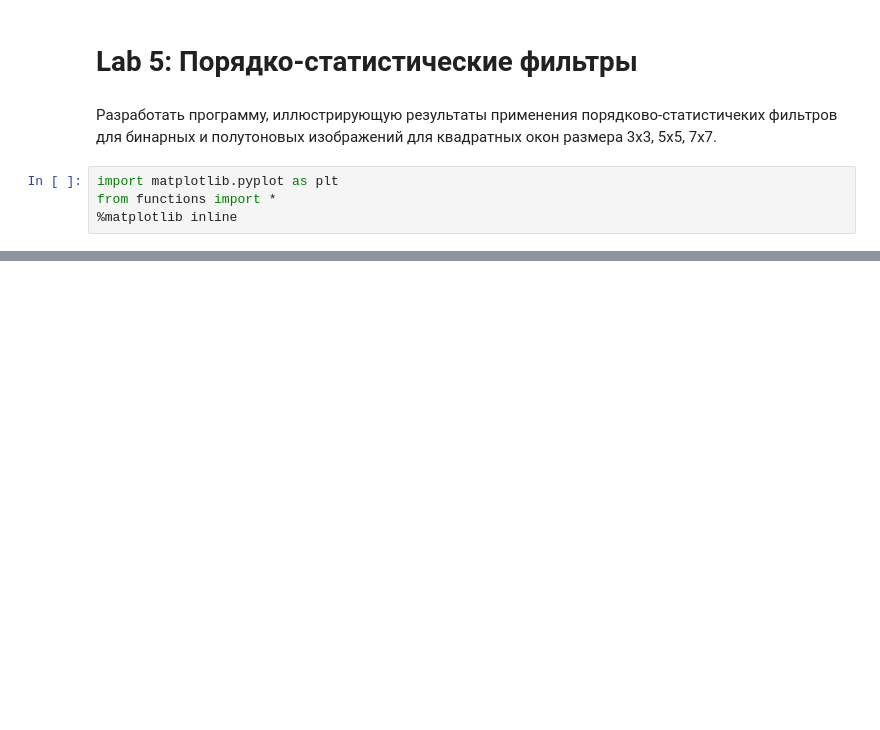
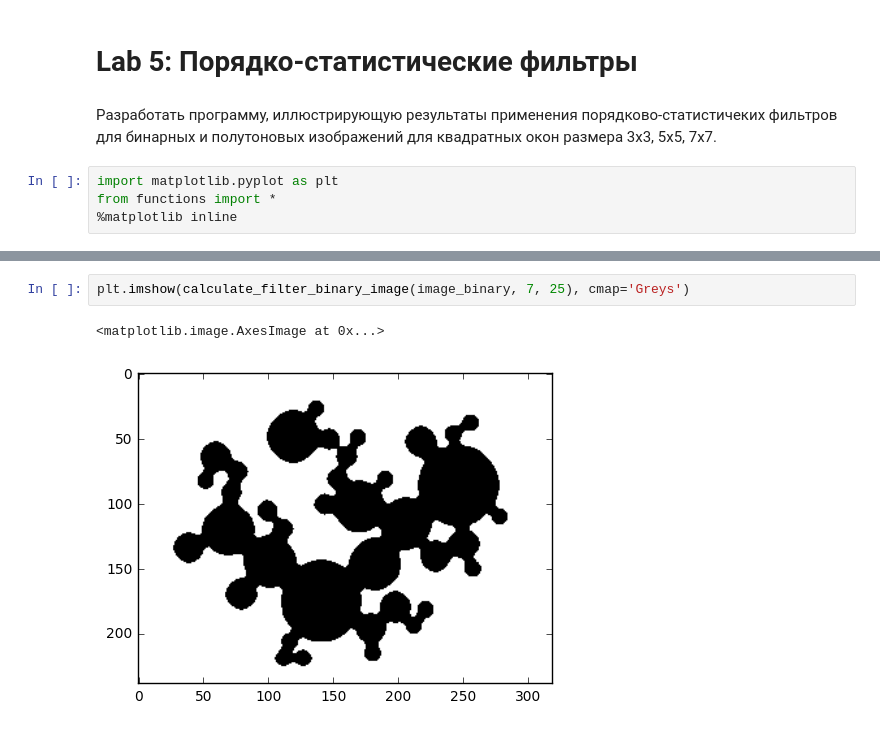
Before and after one commit to YRustt/B16-17-DIPA, a Jupyter notebook: lab5.ipynb, the cells around one changed output, grey strips where cells are left out. Cells and saved outputs as stored; diff of their text form; blank space fills up the shorter version.

```diff
--- a/lab5.ipynb
+++ b/lab5.ipynb
@@ -20,0 +34,5 @@ ax2.imshow(image_grey, cmap='Greys')
+# %%
+plt.imshow(calculate_filter_binary_image(image_binary, 7, 25), cmap='Greys')
+# %% [output]
+<matplotlib.image.AxesImage at 0x...>
+[figure, added]
```
Also changed, not shown: parts of 9 cells of this notebook, 2 other files.
